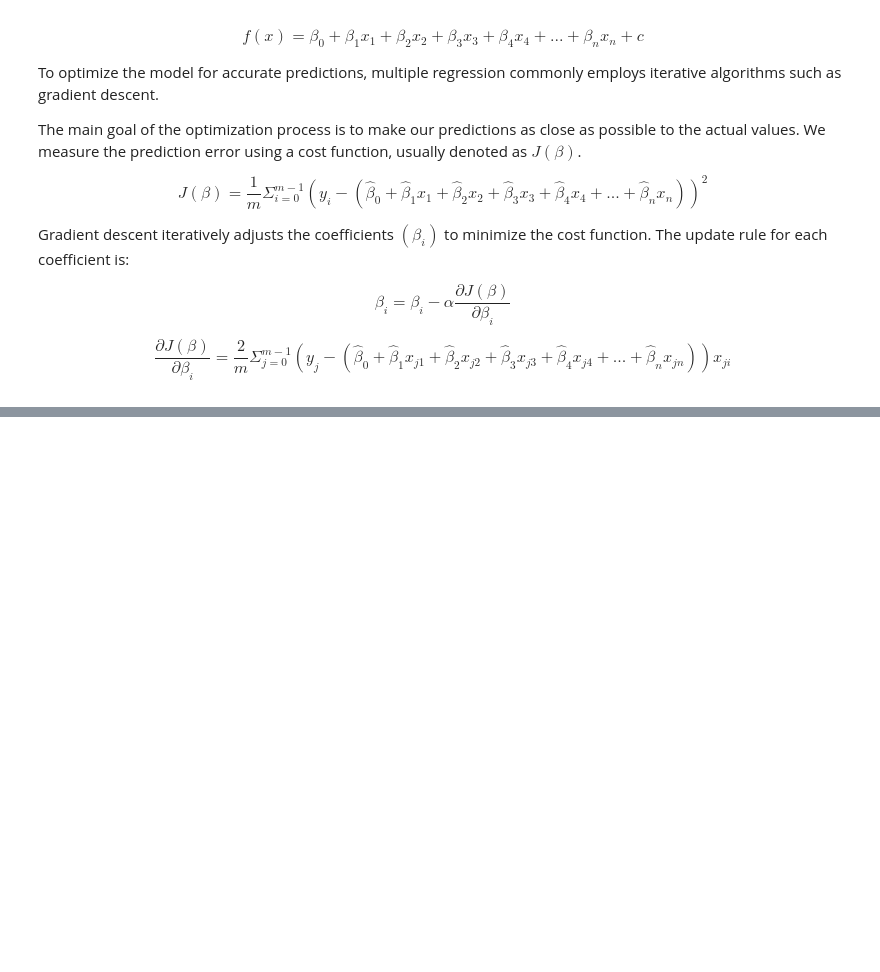
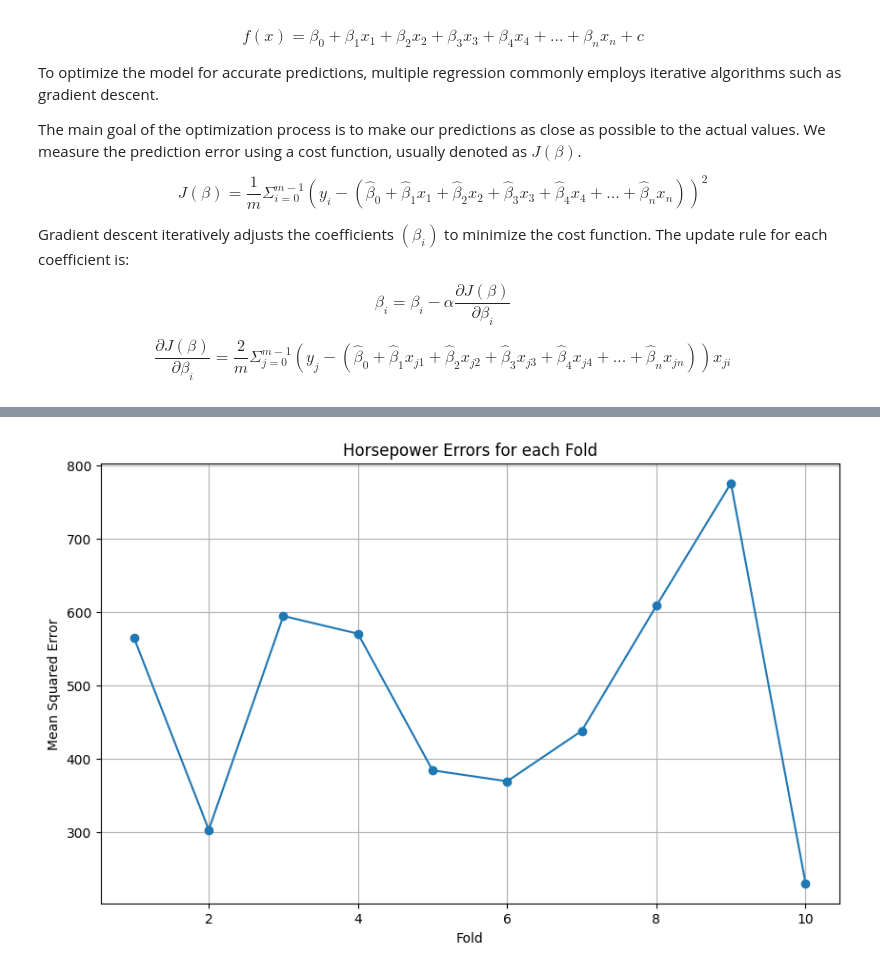
Before and after one commit to Hadi-loo/Introduction-to-Data-Science-Course, a Jupyter notebook: CA5. Multivariate Regression & Cross Validation/multivariateRegression.ipynb, the cells around one changed output, grey strips where cells are left out. Cells and saved outputs as stored; diff of their text form; code cells hidden in the pictures; blank space fills up the shorter version.

Commit message:
Some change in k-fold

```diff
--- a/CA5. Multivariate Regression & Cross Validation/multivariateRegression.ipynb
+++ b/CA5. Multivariate Regression & Cross Validation/multivariateRegression.ipynb
@@ -246,0 +223,40 @@ K-Fold Cross-Validation MSE: 68.2522075454872
+# %%
+def k_fold_cross_validation(X, Y, model, num_folds=5, random_state=None):
+    np.random.seed(random_state)
+    indices = np.arange(len(X))
+    np.random.shuffle(indices)
+    fold_size = len(X) // num_folds
+
+    hp_errors = []
+    price_errors = []
+
+    for i in range(num_folds):
+        start = i * fold_size
+        end = (i + 1) * fold_size if i < num_folds - 1 else len(X)
+
+        test_indices = indices[start:end]
+        train_indices = np.concatenate((indices[:start], indices[end:]))
+
+        X_train, Y_train = X.iloc[train_indices], Y.iloc[train_indices]
+        X_test, Y_test = X.iloc[test_indices], Y.iloc[test_indices]
+
+        model.fit(X_train, Y_train)
+        predictions = model.predict(X_test)
+
+        hp_errors.append(mean_squared_error(Y_test['Horsepower'], predictions[0]))
+        price_errors.append(mean_squared_error(Y_test['Price in Thousands'], predictions[1]))
+
+    return hp_errors, price_errors
+# %%
+model = MultivariateLinearRegression(num_targets = Y.shape[1])
+hp_errors, price_errors = k_fold_cross_validation(X, Y, model, num_folds=10, random_state=42)
+# %%
+plt.figure(figsize=(10, 6))
+plt.plot(range(1, len(hp_errors) + 1), hp_errors, marker='o', linestyle='-')
+plt.xlabel('Fold')
+plt.ylabel('Mean Squared Error')
+plt.title('Horsepower Errors for each Fold')
+plt.grid(True)
+plt.show()
+# %% [output]
+[figure, added]
```
Also changed, not shown: parts of 22 cells of this notebook.
